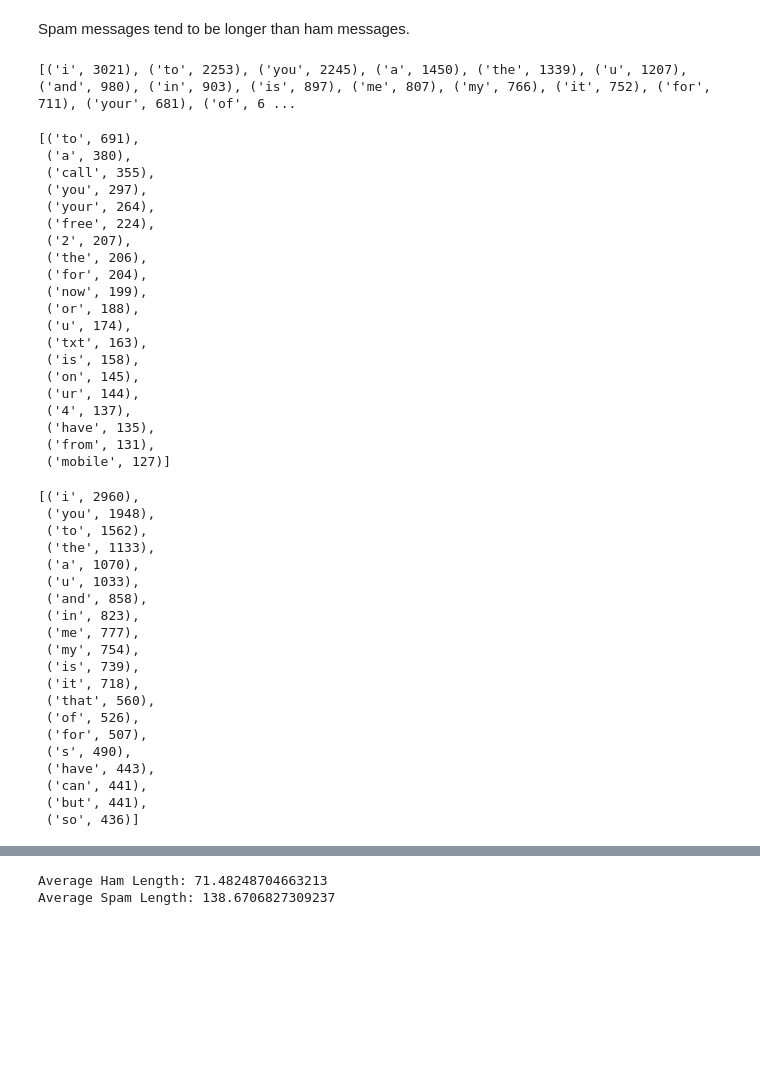
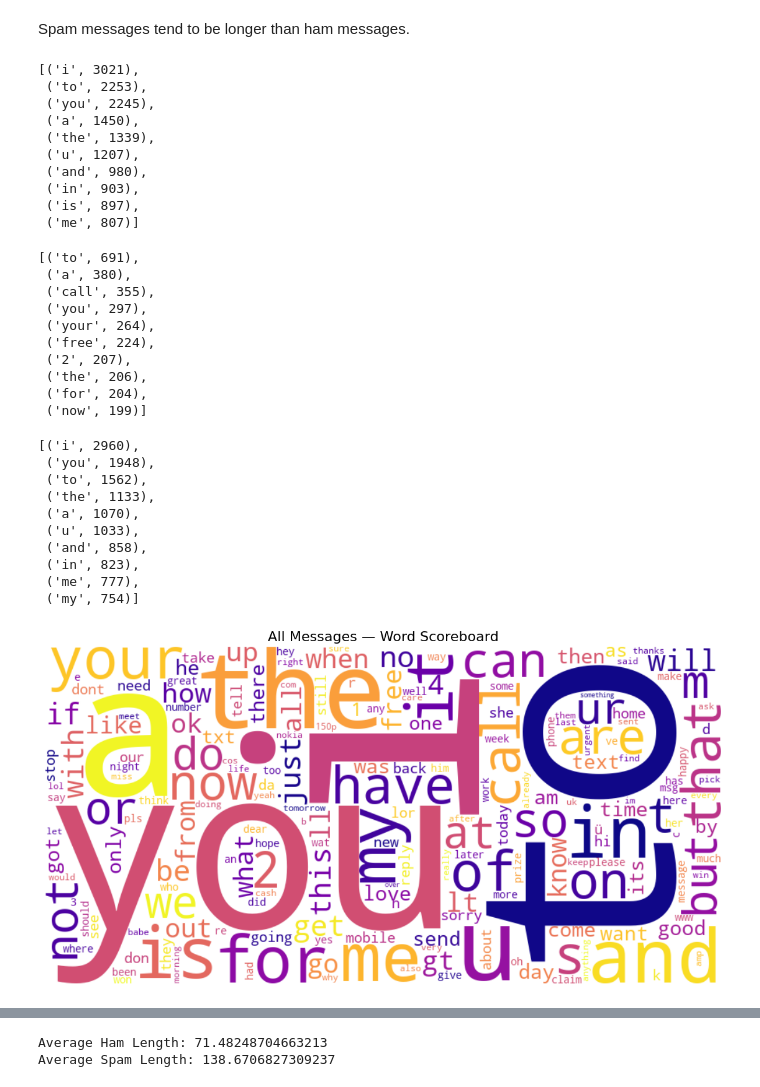
Before and after one commit to Novashiki/Mini-Project-Spam-Classification, a Jupyter notebook: Dataset_analysis.ipynb, the cells around one changed output, grey strips where cells are left out. Cells and saved outputs as stored; diff of their text form; code cells hidden in the pictures; blank space fills up the shorter version.

```diff
--- a/Dataset_analysis.ipynb
+++ b/Dataset_analysis.ipynb
@@ -111,20 +116,29 @@ Spam messages tend to be longer than ham messages.
 # %%
 from collections import Counter
 import re
+from wordcloud import WordCloud
 
 all_words = " ".join(df["message"]).lower()
 words = re.findall(r'\b\w+\b', all_words)
 
 word_counts = Counter(words)
-
-print(word_counts.most_common(20))
+word_counts.most_common(10)
 # %% [output]
-[('i', 3021), ('to', 2253), ('you', 2245), ('a', 1450), ('the', 1339), ('u', 1207), ('and', 980), ('in', 903), ('is', 897), ('me', 807), ('my', 766), ('it', 752), ('for', 711), ('your', 681), ('of', 6 ...
+[('i', 3021),
+ ('to', 2253),
+ ('you', 2245),
+ ('a', 1450),
+ ('the', 1339),
+ ('u', 1207),
+ ('and', 980),
+ ('in', 903),
+ ('is', 897),
+ ('me', 807)]
 # %%
-spam_words = " ".join(df[df["label"]=="spam"]["message"]).lower()
+spam_words = " ".join(df[df["class"]=="spam"]["message"]).lower()
 spam_words = re.findall(r'\b\w+\b', spam_words)
-
-Counter(spam_words).most_common(20)
+spam_counts = Counter(spam_words)
+spam_counts.most_common(10)
 # %% [output]
 [('to', 691),
  ('a', 380),
@@ -135,22 +149,12 @@ Counter(spam_words).most_common(20)
  ('2', 207),
  ('the', 206),
  ('for', 204),
- ('now', 199),
- ('or', 188),
- ('u', 174),
- ('txt', 163),
- ('is', 158),
- ('on', 145),
- ('ur', 144),
- ('4', 137),
- ('have', 135),
- ('from', 131),
- ('mobile', 127)]
+ ('now', 199)]
 # %%
-ham_words = " ".join(df[df["label"]=="ham"]["message"]).lower()
+ham_words = " ".join(df[df["class"]=="ham"]["message"]).lower()
 ham_words = re.findall(r'\b\w+\b', ham_words)
-
-Counter(ham_words).most_common(20)
+ham_counts = Counter(ham_words)
+ham_counts.most_common(10)
 # %% [output]
 [('i', 2960),
  ('you', 1948),
@@ -161,14 +165,18 @@ Counter(ham_words).most_common(20)
  ('and', 858),
  ('in', 823),
  ('me', 777),
- ('my', 754),
- ('is', 739),
- ('it', 718),
- ('that', 560),
- ('of', 526),
- ('for', 507),
- ('s', 490),
- ('have', 443),
- ('can', 441),
- ('but', 441),
- ('so', 436)]
+ ('my', 754)]
+# %%
+from wordcloud import WordCloud
+
+wc_all = WordCloud(width=900, height=450, background_color='white', colormap='plasma') \
+         .generate_from_frequencies(word_counts)
+
+plt.figure(figsize=(12, 6))
+plt.imshow(wc_all, interpolation='bilinear')
+plt.axis('off')
+plt.title("All Messages — Word Scoreboard", fontsize=16)
+plt.tight_layout()
+plt.show()
+# %% [output]
+[figure, added]
```
Also changed, not shown: parts of 14 cells of this notebook, 1 other file.
